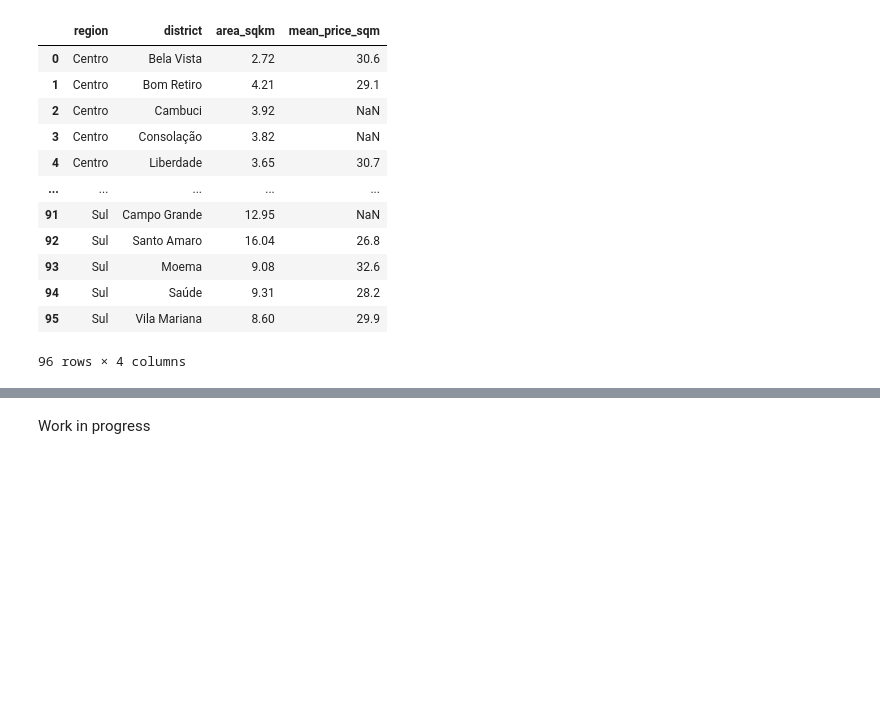
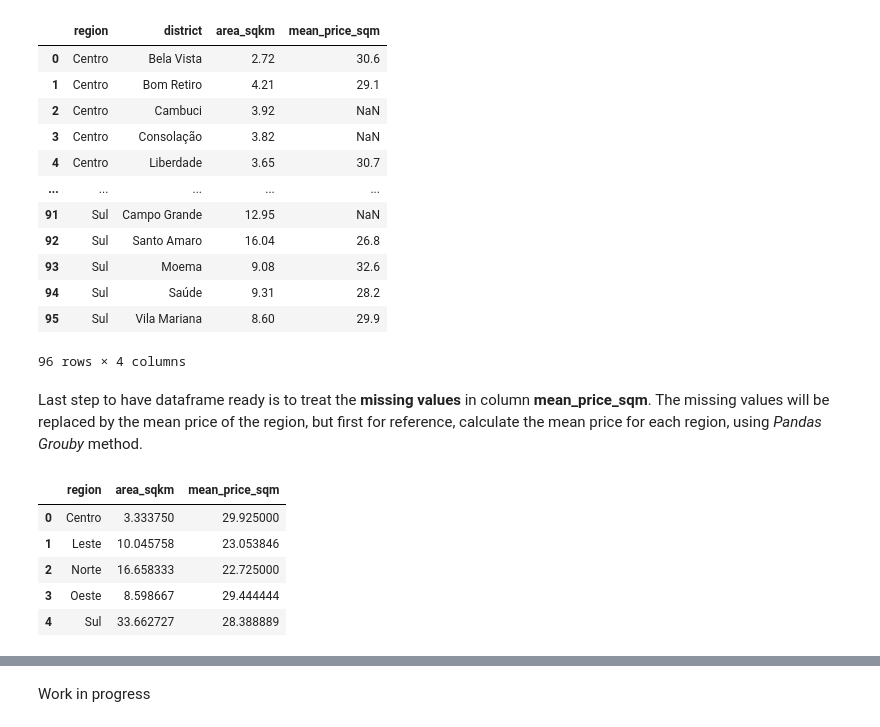
Before and after one commit to sjsilvabr/Coursera_Capstone, a Jupyter notebook: Capstone_Notebook.ipynb, the cells around one changed output, grey strips where cells are left out. Drawn from its saved outputs; the diff is of its cells as text; code cells hidden in the pictures; blank space fills up the shorter version.

```diff
--- a/Capstone_Notebook.ipynb
+++ b/Capstone_Notebook.ipynb
@@ -1116,3 +1129,15 @@ df_districts
 | 94 | Sul | Saúde | 9.31 | 28.2 |
 | 95 | Sul | Vila Mariana | 8.60 | 29.9 |
 96 rows × 4 columns
+# %% [markdown]
+Last step to have dataframe ready is to treat the __missing values__ in column __mean_price_sqm__. The missing values will be replaced by the mean price of the region, but first for reference, calculate the mean price for each region, using _Pandas Grouby_ method.
+# %%
+# group dataframe by region calculating the mean price
+df_districts.groupby('region', sort=True).mean().reset_index()
+# %% [output]
+|  | region | area_sqkm | mean_price_sqm |
+| 0 | Centro | 3.333750 | 29.925000 |
+| 1 | Leste | 10.045758 | 23.053846 |
+| 2 | Norte | 16.658333 | 22.725000 |
+| 3 | Oeste | 8.598667 | 29.444444 |
+| 4 | Sul | 33.662727 | 28.388889 |
```
Also changed, not shown: parts of 63 cells of this notebook.
